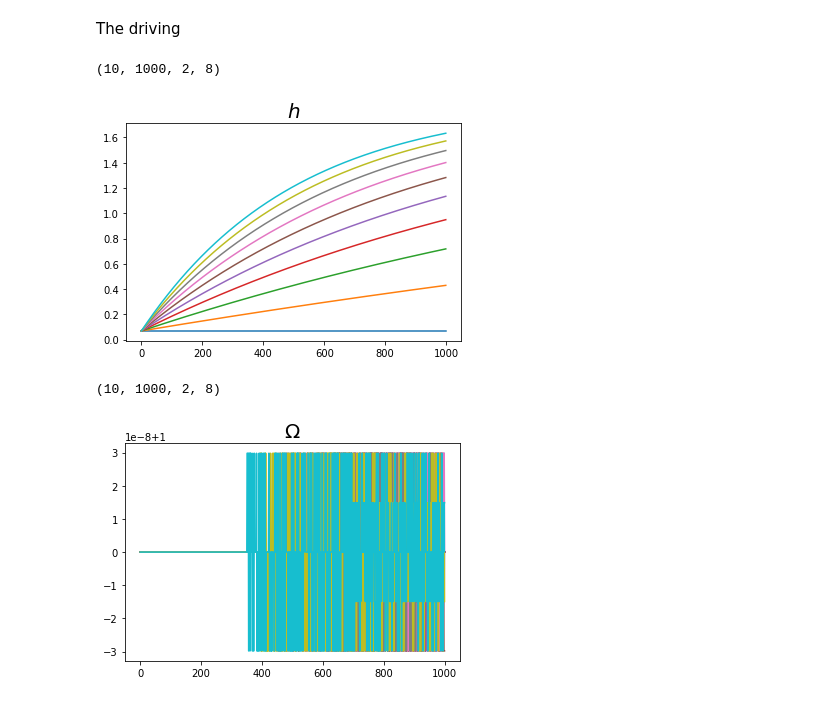
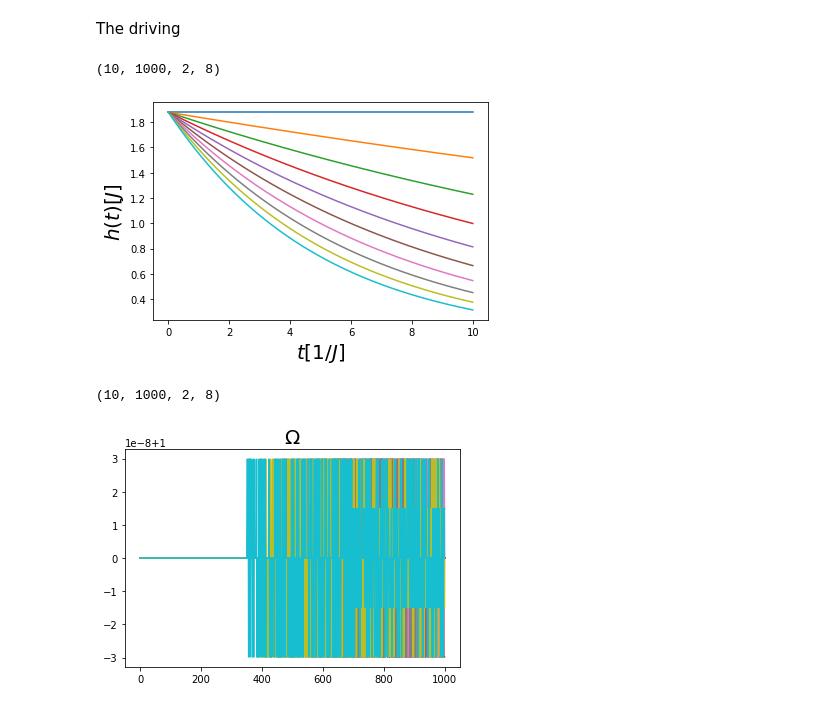
Before and after one commit to emacosta95/DL-VLM, a Jupyter notebook: Visualization.ipynb, the cells around one changed output. Cells and saved outputs as stored; diff of their text form; code cells hidden in the pictures.

```diff
--- a/Visualization.ipynb
+++ b/Visualization.ipynb
@@ -75,32 +101,37 @@ import numpy as np
 # %% [markdown]
 Data
 # %%
-data=np.load('data/kohm_sham_approach/results/tddft_adiabatic_approximation_uniform_0.0_2.0_steps_1000_self_consistent_steps_50_ndata_10_rate_0.2_exp_False.npz')
+data=np.load('data/kohm_sham_approach/results/tddft_adiabatic_approximation_uniform_0.0_2.0_steps_1000_self_consistent_steps_1_ndata_10_rate_0.2_exp_True.npz')
 
 h=data['potential']
-eng=data['energy']
+engx=data['energy_x']
+engz=data['energy_z']
+
 
 z=data['z']
 x=data['x']
 z_qutip=data['z_qutip']
 x_qutip=data['x_qutip']
+grad=data['gradient']
+time=np.linspace(0,10,x.shape[1])
 # %% [markdown]
 The driving
 # %%
 print(h.shape)
 
-plt.title(r'$h$',fontsize=20)
 for r in range(10):
-    plt.plot(h[r,:,0,0])
+    plt.plot(time,h[r,:,0,0])
+plt.xlabel(r'$t [1/J]$',fontsize=20)
+plt.ylabel(r'$h(t) [J]$',fontsize=20)
 plt.show()
 print(h.shape)
 
 plt.title(r'$\Omega$',fontsize=20)
 for r in range(10):
     plt.plot(h[r,:,1,0])
 plt.show()
 # %% [output]
 (10, 1000, 2, 8)
-[figure, old version]
+[figure, new version]
 (10, 1000, 2, 8)
 [figure]
```
Also changed, not shown: parts of 27 cells of this notebook, 4 other files.
